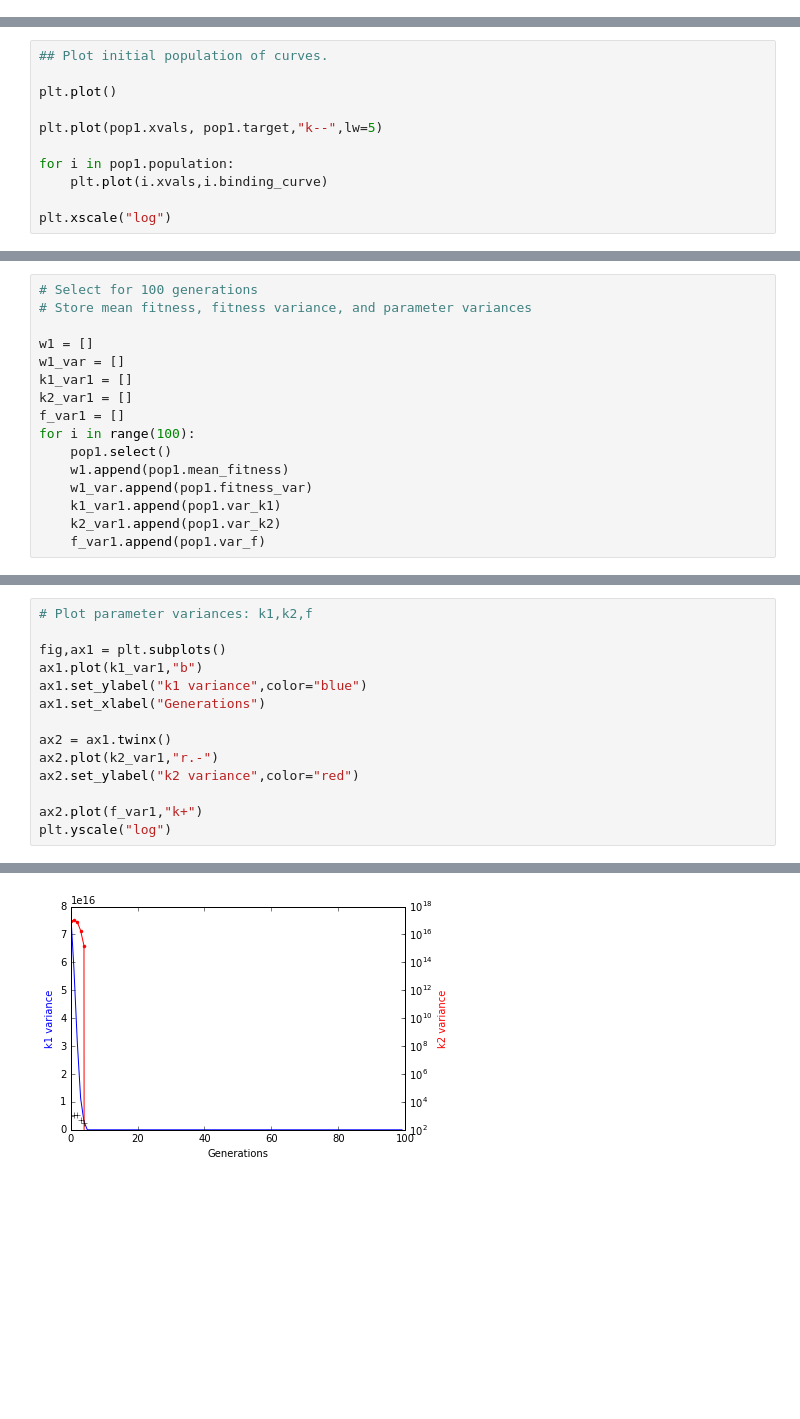
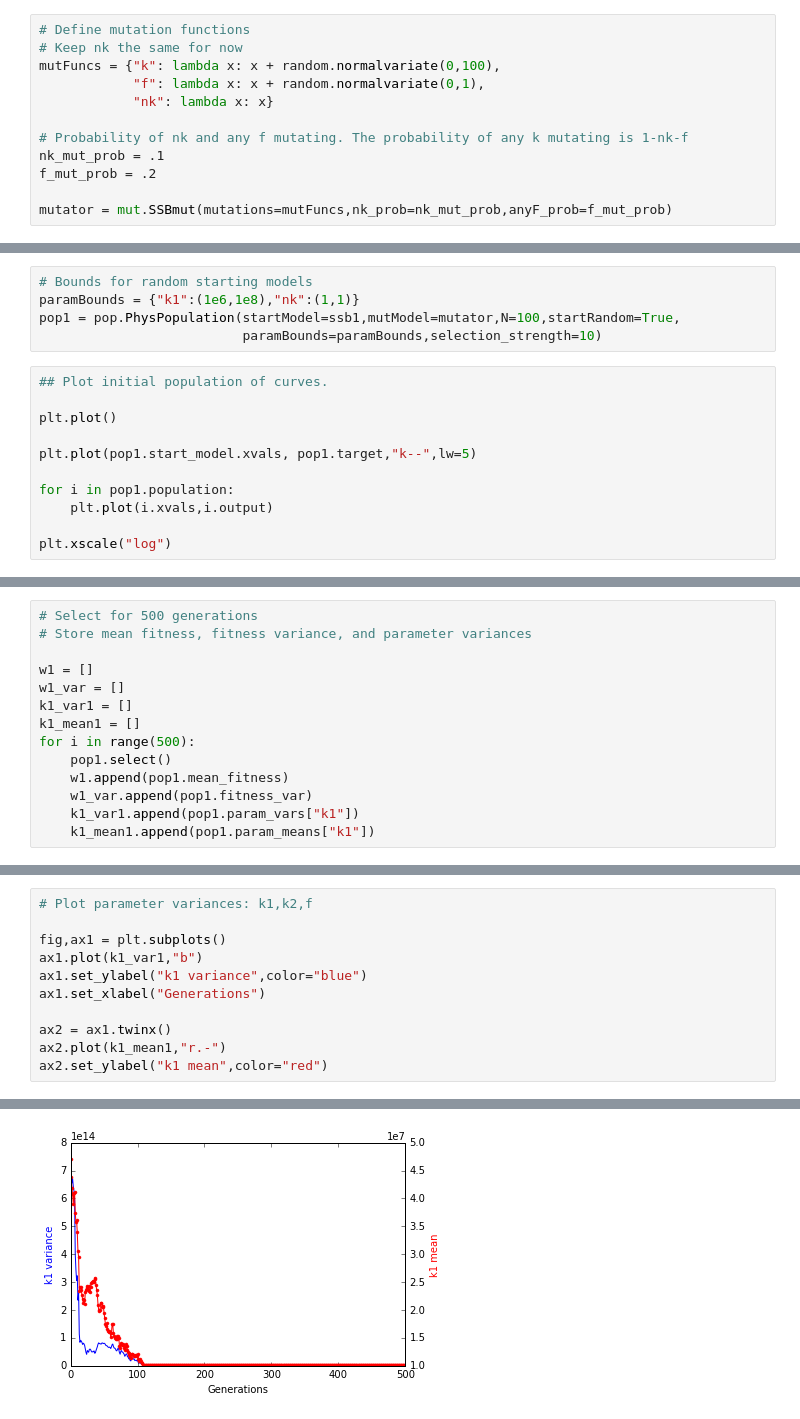
Before and after one commit to bliebeskind/EvoPhys, a Jupyter notebook: notebooks/siteSpecificCoOp.ipynb, the cells around one changed output, grey strips where cells are left out. Saved outputs shown, nothing was run; the diff lists cells and outputs as text; blank space fills up the shorter version.

```diff
--- a/notebooks/siteSpecificCoOp.ipynb
+++ b/notebooks/siteSpecificCoOp.ipynb
@@ -195 +47,13 @@ class PhysPopulation(SSB):
+# %%
+# Define mutation functions
+# Keep nk the same for now
+mutFuncs = {"k": lambda x: x + random.normalvariate(0,100),
+            "f": lambda x: x + random.normalvariate(0,1),
+            "nk": lambda x: x}
+
+# Probability of nk and any f mutating. The probability of any k mutating is 1-nk-f
+nk_mut_prob = .1
+f_mut_prob = .2
+
+mutator = mut.SSBmut(mutations=mutFuncs,nk_prob=nk_mut_prob,anyF_prob=f_mut_prob)
 # %% [markdown]
@@ -199,12 +61,17 @@ pop1 = PhysPopulation(N=100,startRandom=True)
+# %%
+# Bounds for random starting models
+paramBounds = {"k1":(1e6,1e8),"nk":(1,1)}
+pop1 = pop.PhysPopulation(startModel=ssb1,mutModel=mutator,N=100,startRandom=True,
+                          paramBounds=paramBounds,selection_strength=10)
 # %%
 ## Plot initial population of curves.
 
 plt.plot()
 
-plt.plot(pop1.xvals, pop1.target,"k--",lw=5)
+plt.plot(pop1.start_model.xvals, pop1.target,"k--",lw=5)
 
 for i in pop1.population:
-    plt.plot(i.xvals,i.binding_curve)
+    plt.plot(i.xvals,i.output)
 
 plt.xscale("log")
 # %% [output]
@@ -212,19 +79,17 @@ plt.xscale("log")
 # %%
-# Select for 100 generations
+# Select for 500 generations
 # Store mean fitness, fitness variance, and parameter variances
 
 w1 = []
 w1_var = []
 k1_var1 = []
-k2_var1 = []
-f_var1 = []
-for i in range(100):
+k1_mean1 = []
+for i in range(500):
     pop1.select()
     w1.append(pop1.mean_fitness)
     w1_var.append(pop1.fitness_var)
-    k1_var1.append(pop1.var_k1)
-    k2_var1.append(pop1.var_k2)
-    f_var1.append(pop1.var_f)
+    k1_var1.append(pop1.param_vars["k1"])
+    k1_mean1.append(pop1.param_means["k1"])
 # %%
 # Plot population after selection
 
@@ -259,9 +124,6 @@ ax1.set_ylabel("k1 variance",color="blue")
 ax1.set_xlabel("Generations")
 
 ax2 = ax1.twinx()
-ax2.plot(k2_var1,"r.-")
-ax2.set_ylabel("k2 variance",color="red")
-
-ax2.plot(f_var1,"k+")
-plt.yscale("log")
+ax2.plot(k1_mean1,"r.-")
+ax2.set_ylabel("k1 mean",color="red")
 # %% [output]
@@ -268,2 +131,2 @@ plt.yscale("log")
-[figure, old version]
+[figure, new version]
 # %% [markdown]
```
Also changed, not shown: parts of 51 cells of this notebook.
